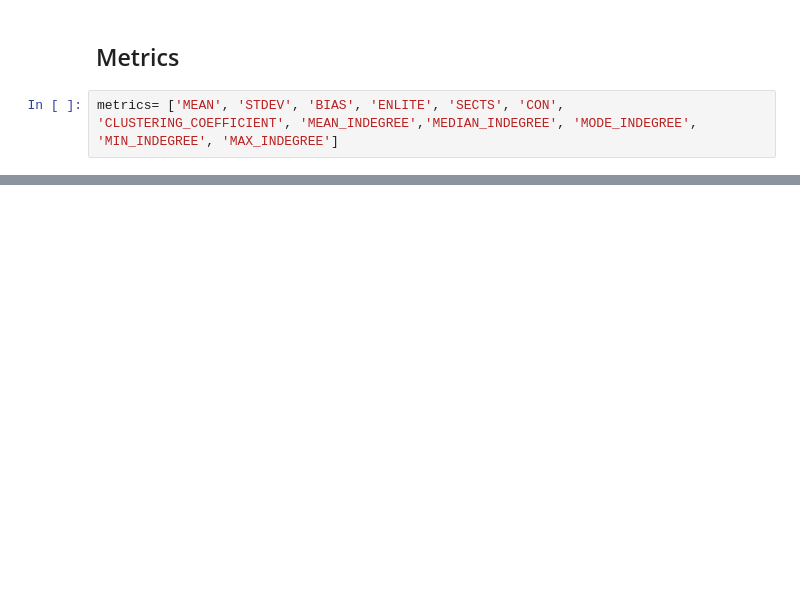
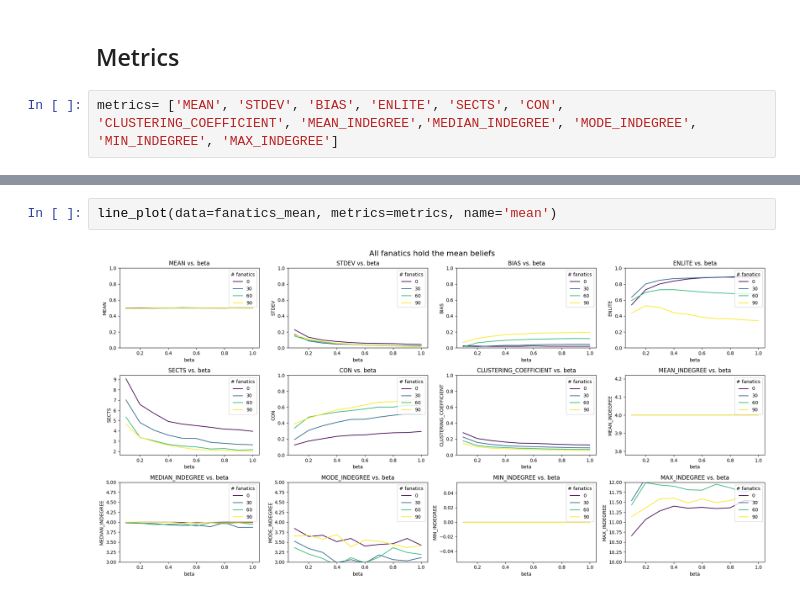
Before and after one commit to ducquando/social-network, a Jupyter notebook: analyze.ipynb, the cells around one changed output, grey strips where cells are left out. Cells and saved outputs as stored; diff of their text form; blank space fills up the shorter version.

```diff
--- a/analyze.ipynb
+++ b/analyze.ipynb
@@ -334,0 +309,4 @@ for metric in metrics:
+# %%
+line_plot(data=fanatics_mean, metrics=metrics, name='mean')
+# %% [output]
+[figure, added]
```
Also changed, not shown: parts of 13 cells of this notebook, 36 other files.
